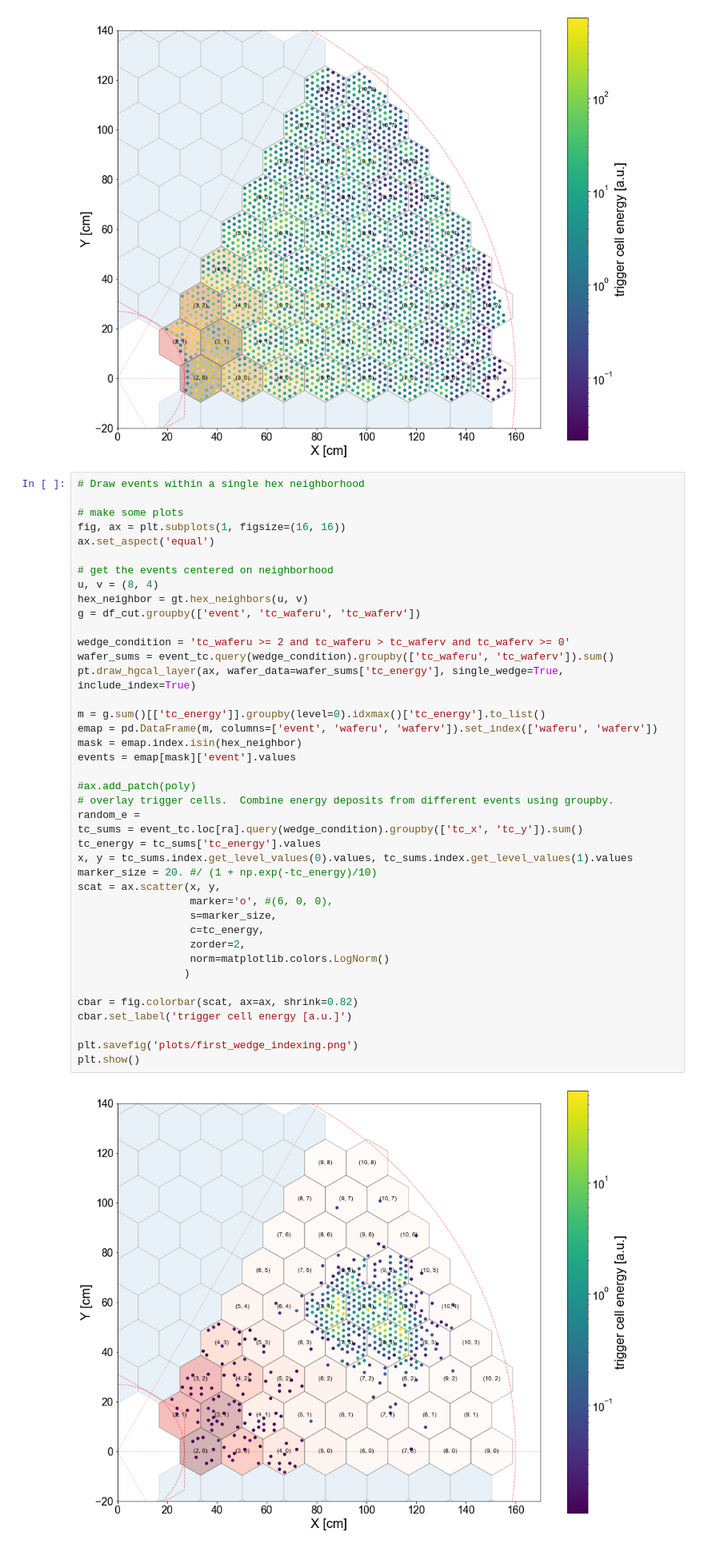
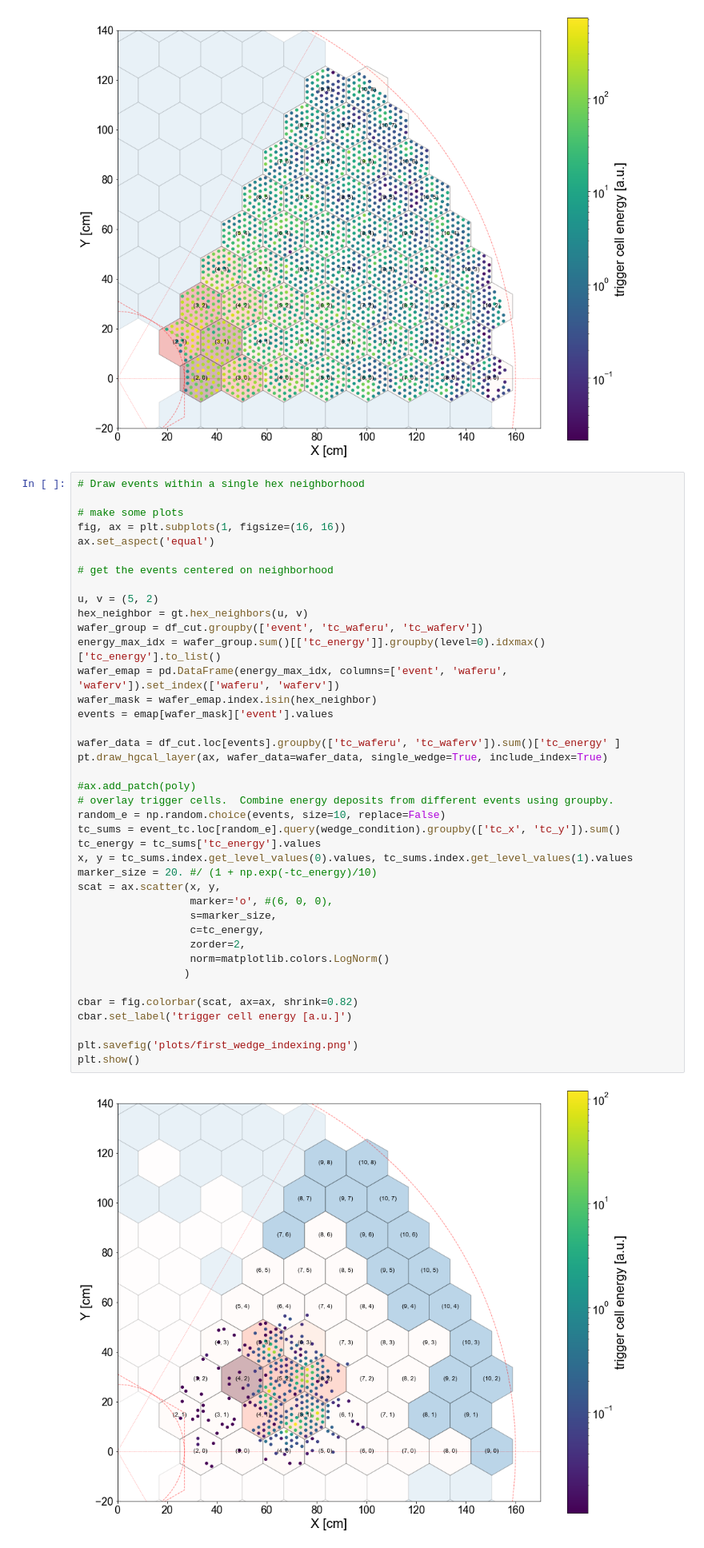
Before and after one commit to NWUHEP/hgcal-analysis, a Jupyter notebook: notebooks/tc_visualizer.ipynb, the cells around one changed output. Shown at 80% size. Saved outputs shown, nothing was run; the diff lists cells and outputs as text.

Commit message:
Event mixer prototype working

```diff
--- a/notebooks/tc_visualizer.ipynb
+++ b/notebooks/tc_visualizer.ipynb
@@ -118,46 +118,45 @@ plt.show()
 # %%
 # Draw events within a single hex neighborhood
 
 # make some plots
 fig, ax = plt.subplots(1, figsize=(16, 16))
 ax.set_aspect('equal')
 
 # get the events centered on neighborhood
-u, v = (8, 4)
+
+u, v = (5, 2)
 hex_neighbor = gt.hex_neighbors(u, v)
-g = df_cut.groupby(['event', 'tc_waferu', 'tc_waferv'])
+wafer_group = df_cut.groupby(['event', 'tc_waferu', 'tc_waferv'])
+energy_max_idx = wafer_group.sum()[['tc_energy']].groupby(level=0).idxmax()['tc_energy'].to_list()
+wafer_emap = pd.DataFrame(energy_max_idx, columns=['event', 'waferu', 'waferv']).set_index(['waferu', 'waferv'])
+wafer_mask = wafer_emap.index.isin(hex_neighbor)
+events = emap[wafer_mask]['event'].values
 
-wedge_condition = 'tc_waferu >= 2 and tc_waferu > tc_waferv and tc_waferv >= 0'
-wafer_sums = event_tc.query(wedge_condition).groupby(['tc_waferu', 'tc_waferv']).sum()
-pt.draw_hgcal_layer(ax, wafer_data=wafer_sums['tc_energy'], single_wedge=True, include_index=True)
-
-m = g.sum()[['tc_energy']].groupby(level=0).idxmax()['tc_energy'].to_list()
-emap = pd.DataFrame(m, columns=['event', 'waferu', 'waferv']).set_index(['waferu', 'waferv'])
-mask = emap.index.isin(hex_neighbor)
-events = emap[mask]['event'].values
+wafer_data = df_cut.loc[events].groupby(['tc_waferu', 'tc_waferv']).sum()['tc_energy' ]
+pt.draw_hgcal_layer(ax, wafer_data=wafer_data, single_wedge=True, include_index=True)
 
 #ax.add_patch(poly)
 # overlay trigger cells.  Combine energy deposits from different events using groupby.
-random_e =
-tc_sums = event_tc.loc[ra].query(wedge_condition).groupby(['tc_x', 'tc_y']).sum()
+random_e = np.random.choice(events, size=10, replace=False)
+tc_sums = event_tc.loc[random_e].query(wedge_condition).groupby(['tc_x', 'tc_y']).sum()
 tc_energy = tc_sums['tc_energy'].values
 x, y = tc_sums.index.get_level_values(0).values, tc_sums.index.get_level_values(1).values
 marker_size = 20. #/ (1 + np.exp(-tc_energy)/10)
 scat = ax.scatter(x, y,
                   marker='o', #(6, 0, 0),
                   s=marker_size,
                   c=tc_energy,
                   zorder=2,
                   norm=matplotlib.colors.LogNorm()
                  )
 
 cbar = fig.colorbar(scat, ax=ax, shrink=0.82)
 cbar.set_label('trigger cell energy [a.u.]')
 
 plt.savefig('plots/first_wedge_indexing.png')
 plt.show()
 # %% [output]
-[figure, old version]
+[figure, new version]
 # %%
 # Draw a single module
 fig, axes = plt.subplots(1, 2, figsize=(20, 10), sharey=True)
```
Also changed, not shown: 2 other files.
